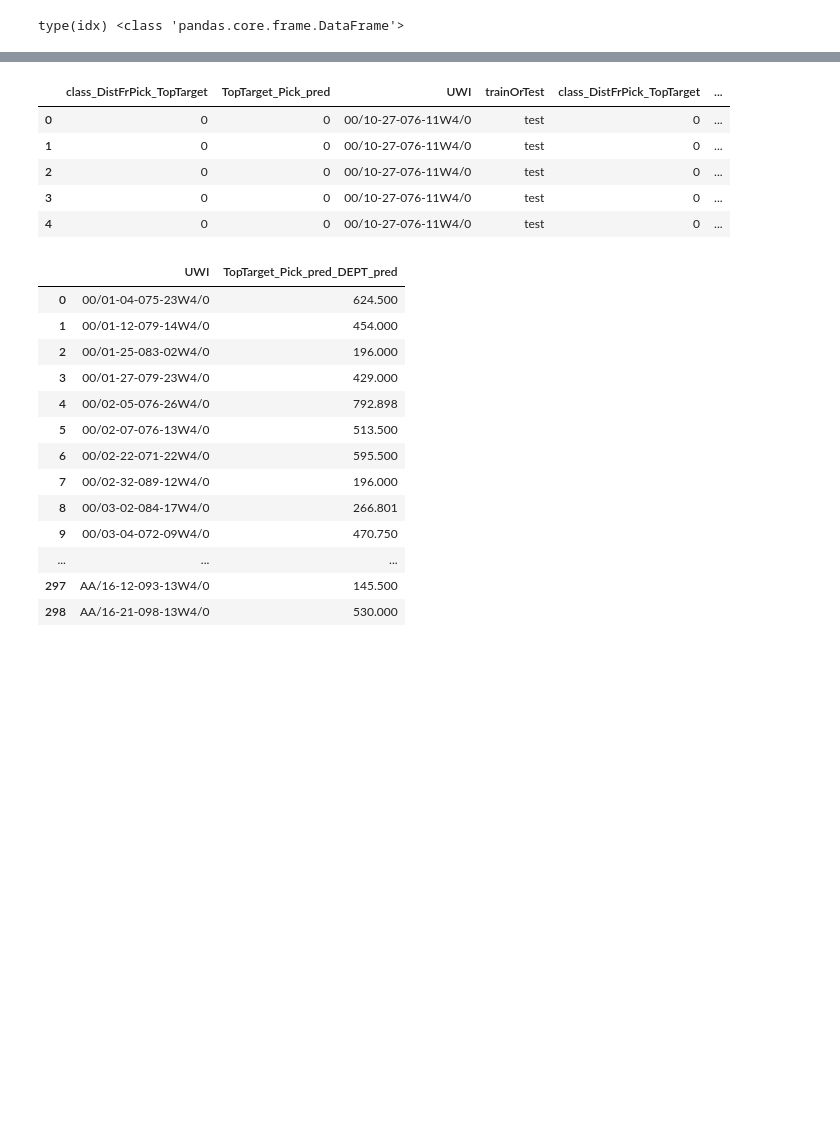
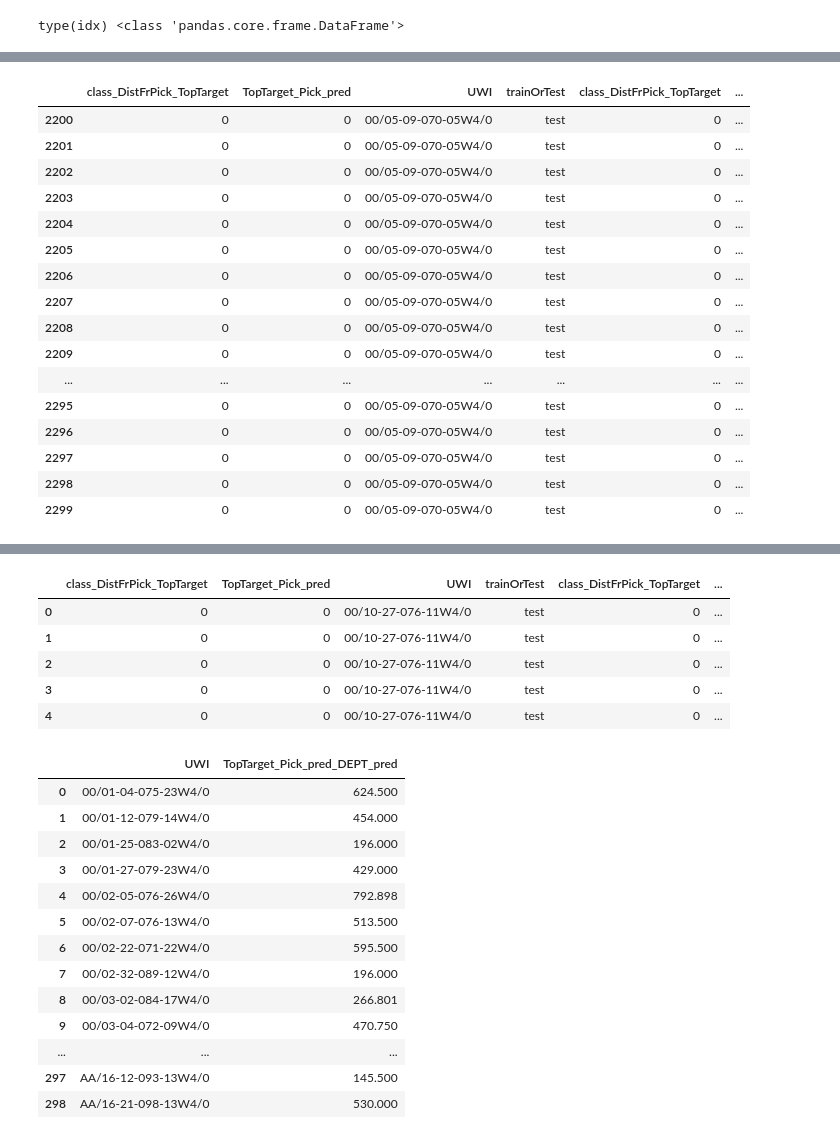
Before and after one commit to JustinGOSSES/MannvilleGroup_Strat_Hackathon, a Jupyter notebook: notebooks_2018/modular_redo/Machine_Learning/Machine_Learning_PostSplit_vG_AfterAbstractAAPG_20181007.ipynb, the cells around one changed output, grey strips where cells are left out. Cells and saved outputs as stored; diff of their text form; code cells hidden in the pictures; blank space fills up the shorter version.

```diff
--- a/notebooks_2018/modular_redo/Machine_Learning/Machine_Learning_PostSplit_vG_AfterAbstractAAPG_20181007.ipynb
+++ b/notebooks_2018/modular_redo/Machine_Learning/Machine_Learning_PostSplit_vG_AfterAbstractAAPG_20181007.ipynb
@@ -367,3 +400,23 @@ calc_pred.head()
+# %%
+calc_pred[2200:2300]
+# %% [output]
+|  | class_DistFrPick_TopTarget | TopTarget_Pick_pred | UWI | trainOrTest | class_DistFrPick_TopTarget | ... |
+| 2200 | 0 | 0 | 00/05-09-070-05W4/0 | test | 0 | ... |
+| 2201 | 0 | 0 | 00/05-09-070-05W4/0 | test | 0 | ... |
+| 2202 | 0 | 0 | 00/05-09-070-05W4/0 | test | 0 | ... |
+| 2203 | 0 | 0 | 00/05-09-070-05W4/0 | test | 0 | ... |
+| 2204 | 0 | 0 | 00/05-09-070-05W4/0 | test | 0 | ... |
+| 2205 | 0 | 0 | 00/05-09-070-05W4/0 | test | 0 | ... |
+| 2206 | 0 | 0 | 00/05-09-070-05W4/0 | test | 0 | ... |
+| 2207 | 0 | 0 | 00/05-09-070-05W4/0 | test | 0 | ... |
+| 2208 | 0 | 0 | 00/05-09-070-05W4/0 | test | 0 | ... |
+| 2209 | 0 | 0 | 00/05-09-070-05W4/0 | test | 0 | ... |
+| ... | ... | ... | ... | ... | ... | ... |
+| 2295 | 0 | 0 | 00/05-09-070-05W4/0 | test | 0 | ... |
+| 2296 | 0 | 0 | 00/05-09-070-05W4/0 | test | 0 | ... |
+| 2297 | 0 | 0 | 00/05-09-070-05W4/0 | test | 0 | ... |
+| 2298 | 0 | 0 | 00/05-09-070-05W4/0 | test | 0 | ... |
+| 2299 | 0 | 0 | 00/05-09-070-05W4/0 | test | 0 | ... |
 # %%
 len(calc_pred)
 # %% [output]
```
Also changed, not shown: parts of 109 cells of this notebook, 1 other file.
